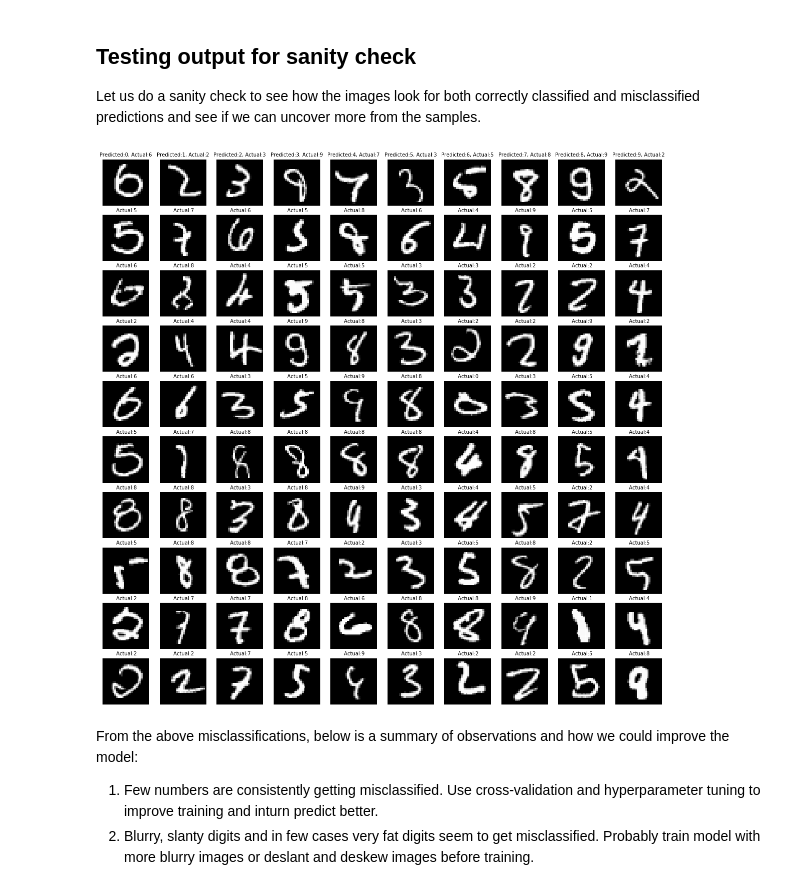
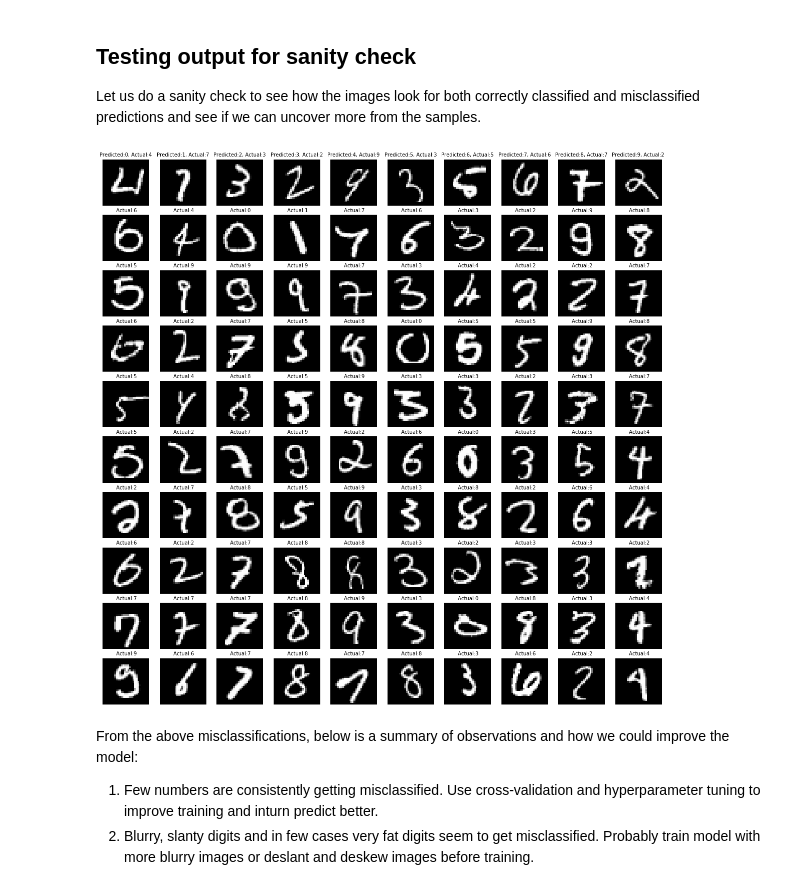
Before and after one commit to vandana-iyer/MNIST-playground, a Jupyter notebook: Linear Classifiers/01_MNIST_LogisticRegression.ipynb, the cells around one changed output. Cells and saved outputs as stored; diff of their text form; code cells hidden in the pictures.

```diff
--- a/Linear Classifiers/01_MNIST_LogisticRegression.ipynb
+++ b/Linear Classifiers/01_MNIST_LogisticRegression.ipynb
@@ -191,28 +195,28 @@ for label, predict in zip(test_labels, predictions):
 # %%
 # Displays 10 misclassified images for each digit.
 
 def display_misclassified_images_for_each_digit(misclassified_indexes, predictions, test_labels, test_data):
     plt.figure(figsize=(20, 20))
     for i in range(10):
         j = 0
         for misclassified_index in misclassified_indexes:
             if j == 10:
                 break # 10 images are printed for given digit i. So, break to print misclassified digits for the next image.
 
             title = ''
             if j == 0: # to print a column header title.
                 title = f'Predicted:{i},'
             if predictions[misclassified_index] == i:
                 plt.subplot(10, 10, i + 1 + (j*10))
-                plt.imshow(np.reshape(test_data[misclassified_index], (28, 28)), cmap=plt.cm.gray)
+                plt.imshow(test_data[misclassified_index].reshape(28,28), cmap=plt.cm.gray)
                 plt.title(f'{title} Actual:{test_labels[misclassified_index]}', fontsize=10)
                 plt.axis('off')
                 j += 1
 
 
-display_misclassified_images_for_each_digit(misclassified_images, predictions, test_data, test_labels)
+display_misclassified_images_for_each_digit(misclassified_images, predictions, test_labels, test_data)
 # %% [output]
-[figure, old version]
+[figure, new version]
 # %% [markdown]
 From the above misclassifications, below is a summary of observations and how we could improve the model:
 
```
Also changed, not shown: parts of 20 cells of this notebook, 2 other files.
